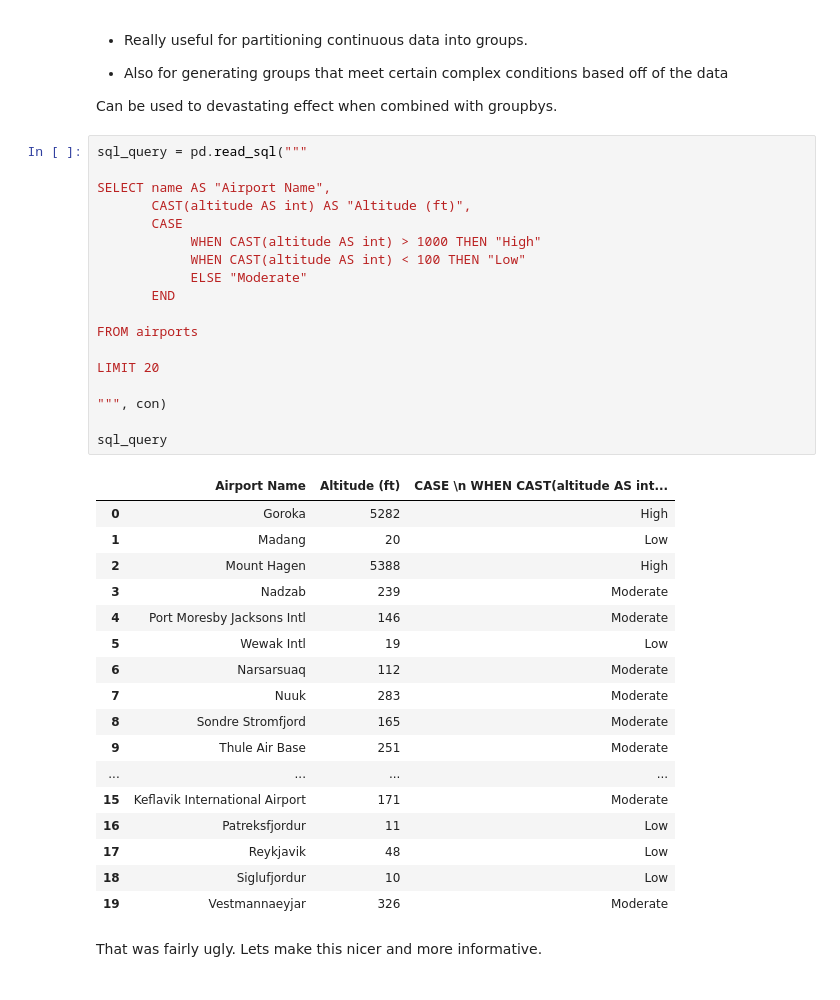
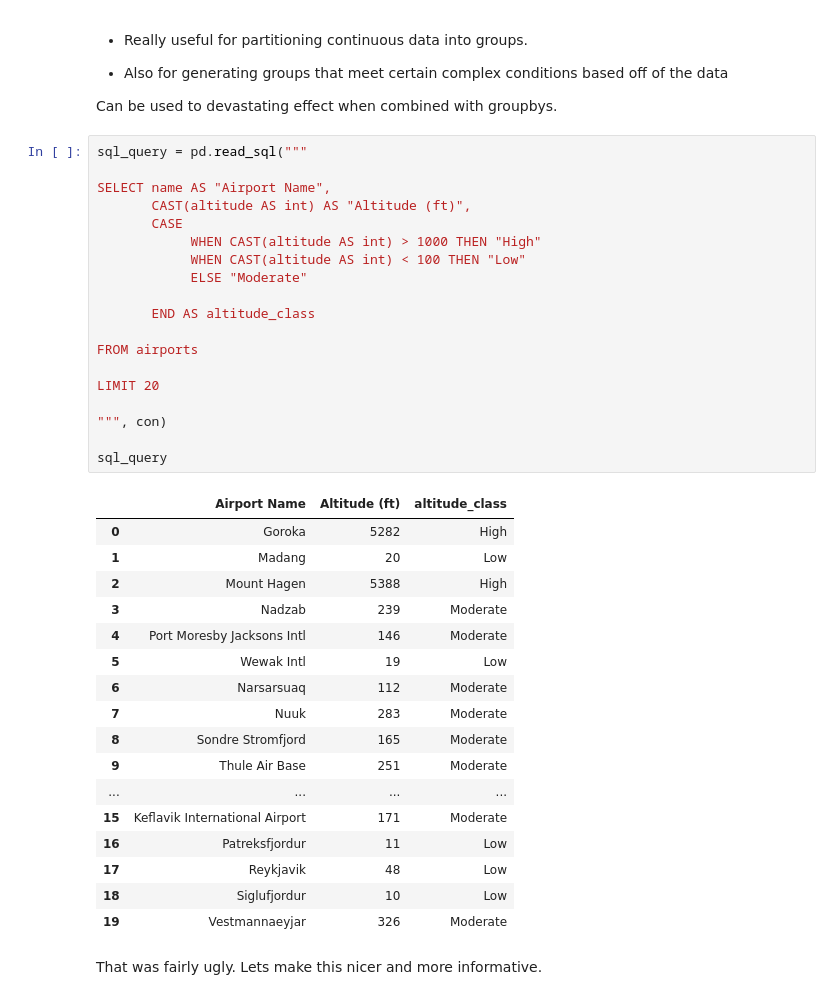
Before and after one commit to jeffreytoller/DSNYC080822, a Jupyter notebook: Phase1_Topic6_SQL/Ph1_T6_SQLBasics.ipynb, the cells around one changed output. Saved outputs shown, nothing was run; the diff lists cells and outputs as text.

```diff
--- a/Phase1_Topic6_SQL/Ph1_T6_SQLBasics.ipynb
+++ b/Phase1_Topic6_SQL/Ph1_T6_SQLBasics.ipynb
@@ -884,23 +993,24 @@ Can be used to devastating effect when combined with groupbys.
 # %%
 sql_query = pd.read_sql("""
 
 SELECT name AS "Airport Name",
        CAST(altitude AS int) AS "Altitude (ft)",
        CASE
             WHEN CAST(altitude AS int) > 1000 THEN "High"
             WHEN CAST(altitude AS int) < 100 THEN "Low"
             ELSE "Moderate"
-       END
+
+       END AS altitude_class
 
 FROM airports
 
 LIMIT 20
 
 """, con)
 
 sql_query
 # %% [output]
-|  | Airport Name | Altitude (ft) | CASE \n WHEN CAST(altitude AS int... |
+|  | Airport Name | Altitude (ft) | altitude_class |
 | 0 | Goroka | 5282 | High |
 | 1 | Madang | 20 | Low |
 | 2 | Mount Hagen | 5388 | High |
```
Also changed, not shown: parts of 17 cells of this notebook.
